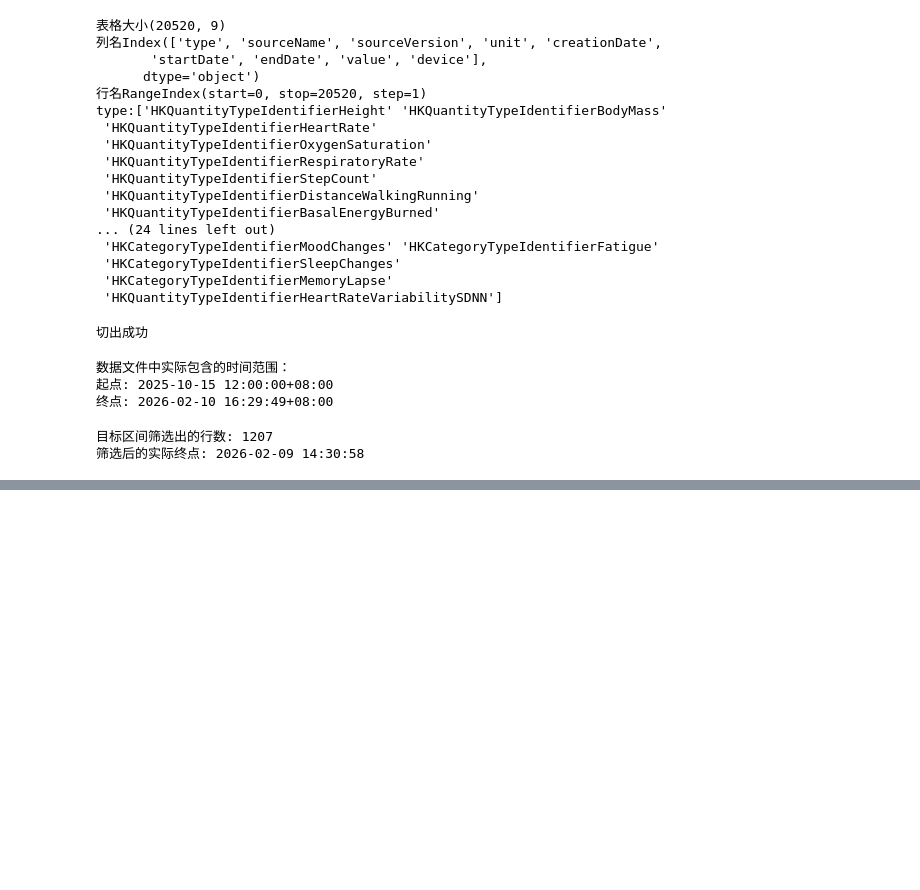
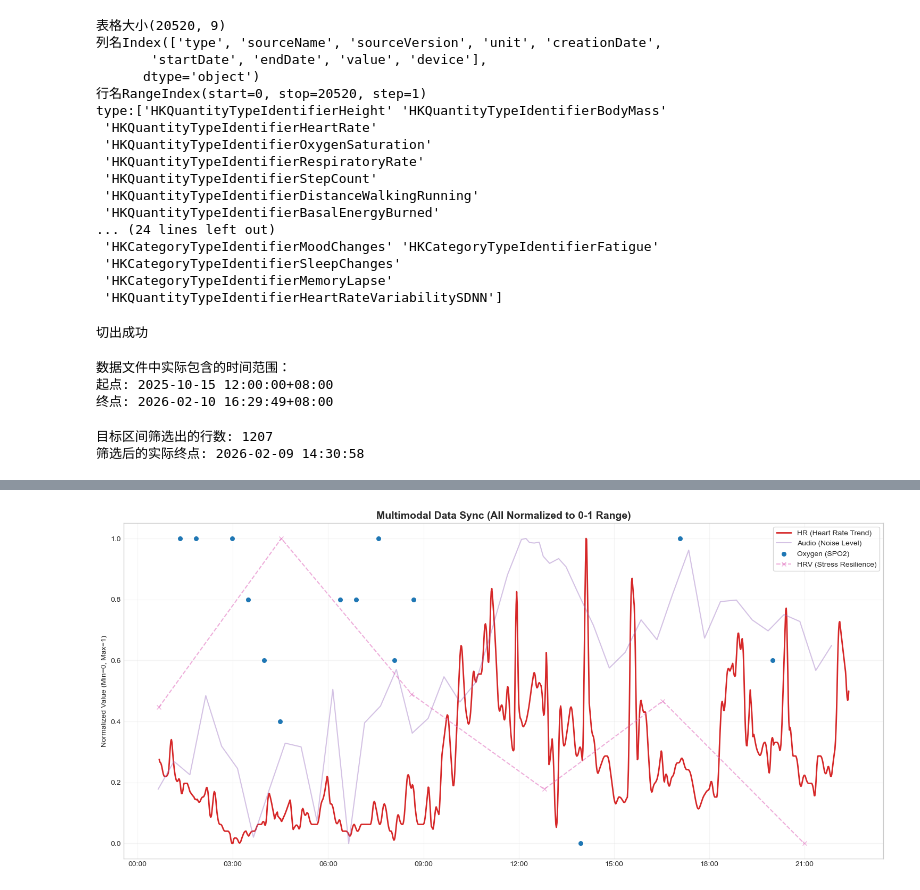
Before and after one commit to 2847709434-droid/Kilom-Self-monitoring-system, a Jupyter notebook: 0208Data.ipynb, the cells around one changed output, grey strips where cells are left out. Cells and saved outputs as stored; diff of their text form; code cells hidden in the pictures; blank space fills up the shorter version.

```diff
--- a/0208Data.ipynb
+++ b/0208Data.ipynb
@@ -172,0 +209,50 @@ else:
+# %%
+#归一化和结论展示
+# ==========================================
+# 第三部分：多指标一图对齐 (Normalized Overlay)
+# ==========================================
+
+# 定义归一化函数：把 60~110 映射到 0~1
+def norm_data(s):
+    return (s - s.min()) / (s.max() - s.min())
+
+plt.figure(figsize=(15, 7))
+
+# 1. 画心率 (使用你处理好的平滑曲线)
+plt.plot(hr_norm.index, hr_norm.values, label='HR (Heart Rate Trend)', color='#d62728', linewidth=2)
+
+# 2. 画环境音 (如果存在)
+if 'Audio' in available_signals:
+    audio_df = RecordDF[RecordDF['type'] == target_signals['Audio']].copy()
+    # 归一化并绘图
+    plt.plot(audio_df['startDate'], norm_data(audio_df['value']),
+             label='Audio (Noise Level)', color='#9467bd', alpha=0.4)
+
+# 3. 画血氧 (如果存在，用点表示，因为太稀疏)
+if 'Oxygen' in available_signals:
+    ox_df = RecordDF[RecordDF['type'] == target_signals['Oxygen']].copy()
+    plt.scatter(ox_df['startDate'], norm_data(ox_df['value']),
+                label='Oxygen (SPO2)', color='#1f77b4', s=30, zorder=5)
+
+# 4. 画 HRV (如果存在)
+if 'HRV' in available_signals:
+    hrv_df = RecordDF[RecordDF['type'] == target_signals['HRV']].copy()
+    plt.plot(hrv_df['startDate'], norm_data(hrv_df['value']),
+             label='HRV (Stress Resilience)', color='#e377c2', marker='x', linestyle='--', alpha=0.6)
+
+# 图表美化
+plt.title("Multimodal Data Sync (All Normalized to 0-1 Range)", fontsize=14, fontweight='bold')
+plt.ylabel("Normalized Value (Min=0, Max=1)")
+plt.legend(loc='upper right', frameon=True)
+plt.grid(True, alpha=0.2)
+
+# 设置横坐标时间格式
+plt.gca().xaxis.set_major_formatter(mdates.DateFormatter('%H:%M'))
+plt.xticks(rotation=0)
+
+plt.tight_layout()
+
+
+plt.show()
+# %% [output]
+[figure, added]
```
Also changed, not shown: parts of 1 cell of this notebook.
